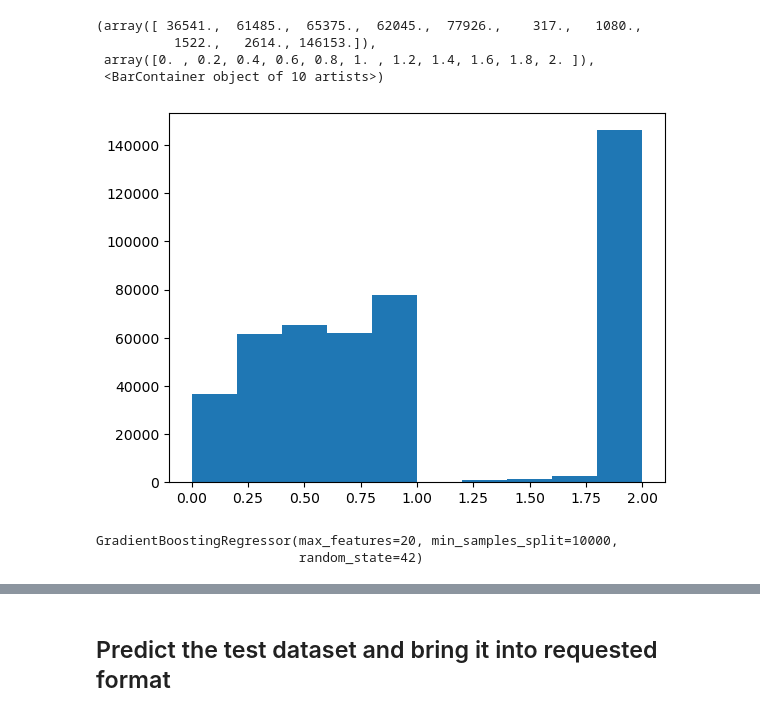
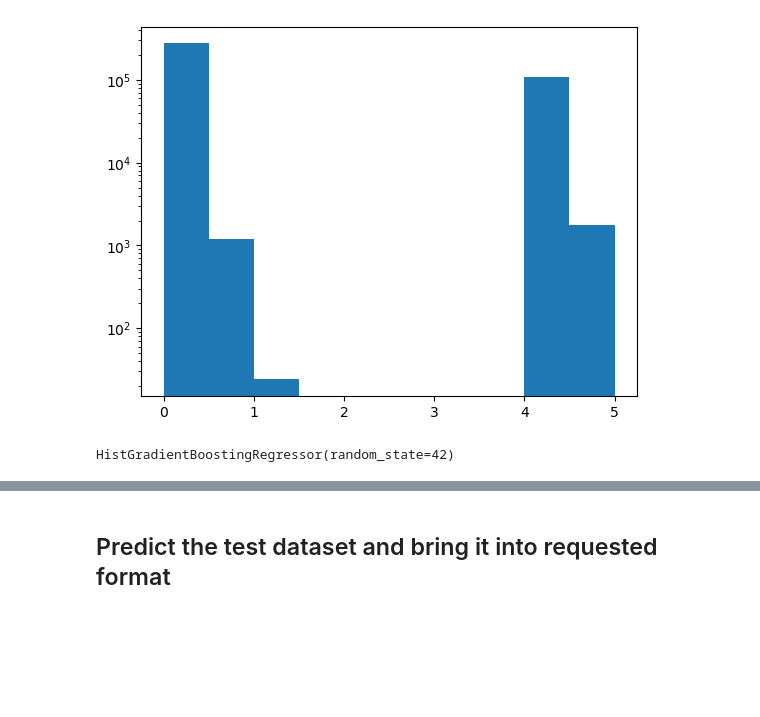
Before and after one commit to PaulHosek/DataMining, a Jupyter notebook: prediction_simple.ipynb, the cells around one changed output, grey strips where cells are left out. Saved outputs shown, nothing was run; the diff lists cells and outputs as text; code cells hidden in the pictures; blank space fills up the shorter version.

```diff
--- a/prediction_simple.ipynb
+++ b/prediction_simple.ipynb
@@ -63,25 +70,28 @@ ids = data['srch_id'].loc[data['booking_bool'] == 1].unique()
 # %%
 # use only the searches that resulted in a booking
 data = data.loc[data['srch_id'].isin(ids)]
+# %%
+train_ids = random.sample(list(ids), k = int(0.8* len(ids)))
+test_ids = set(ids) - set(train_ids)
+# %%
+train_data = data.loc[data['srch_id'].isin(train_ids)]
+test_data = data.loc[data['srch_id'].isin(test_ids)]
 # %%
 #undersample non bookings
-X_under, y_under = resample(data.drop(['click_bool', 'gross_bookings_usd', 'booking_bool', 'position', 'target']
-                                      , axis=1).loc[data['target'] < 1], data['target'].loc[data['target'] < 1]
-                                      , n_samples= 2* sum(data['target'] > 1), replace=False)
+X_under, y_under = resample(train_data.drop(['true_rank', 'click_bool', 'gross_bookings_usd', 'booking_bool', 'position', 'target']
+                                      , axis=1).loc[train_data['target'] < 1], train_data['target'].loc[train_data['target'] < 1]
+                                      , n_samples= 2* sum(data['target'] >= 1), replace=False)
 # %%
-X_bal = pd.concat([X_under, data.drop(['click_bool', 'gross_bookings_usd', 'booking_bool', 'position', 'target']
-                                      , axis=1).loc[data['target'] > 1]])
+X_bal = pd.concat([X_under, train_data.drop(['true_rank', 'click_bool', 'gross_bookings_usd', 'booking_bool', 'position', 'target']
+                                      , axis=1).loc[train_data['target'] >= 1]])
 
 y_bal = y_under
-y_bal = y_bal.append(data['target'].loc[data['target'] > 1])
+y_bal = y_bal.append(train_data['target'].loc[train_data['target'] >= 1])
 # %%
 plt.hist(y_bal)
+plt.yscale('log')
 # %% [output]
-(array([ 36541.,  61485.,  65375.,  62045.,  77926.,    317.,   1080.,
-          1522.,   2614., 146153.]),
- array([0. , 0.2, 0.4, 0.6, 0.8, 1. , 1.2, 1.4, 1.6, 1.8, 2. ]),
- <BarContainer object of 10 artists>)
-[figure, old version]
+[figure, new version]
 # %%
 # X_train, X_test, y_train, y_test = train_test_split(X_bal, y_bal)
 
@@ -99,10 +111,9 @@ baseline = GradientBoostingRegressor(n_estimators = 100, max_leaf_nodes=None, ma
 # %%
 # hp_search.best_params_
 # %%
-baseline.fit(X_train.drop(['srch_id', 'date_time'], axis = 1),y_train)
+baseline.fit(X_bal.drop(['srch_id'], axis = 1),y_bal)
 # %% [output]
-GradientBoostingRegressor(max_features=20, min_samples_split=10000,
-                          random_state=42)
+HistGradientBoostingRegressor(random_state=42)
 # %%
 # pred = baseline.predict(data.drop(['srch_id', 'click_bool', 'gross_bookings_usd', 'booking_bool', 'position', 'target'], axis=1).fillna(-9999))
 # %%
```
Also changed, not shown: parts of 21 cells of this notebook, 9 other files.
